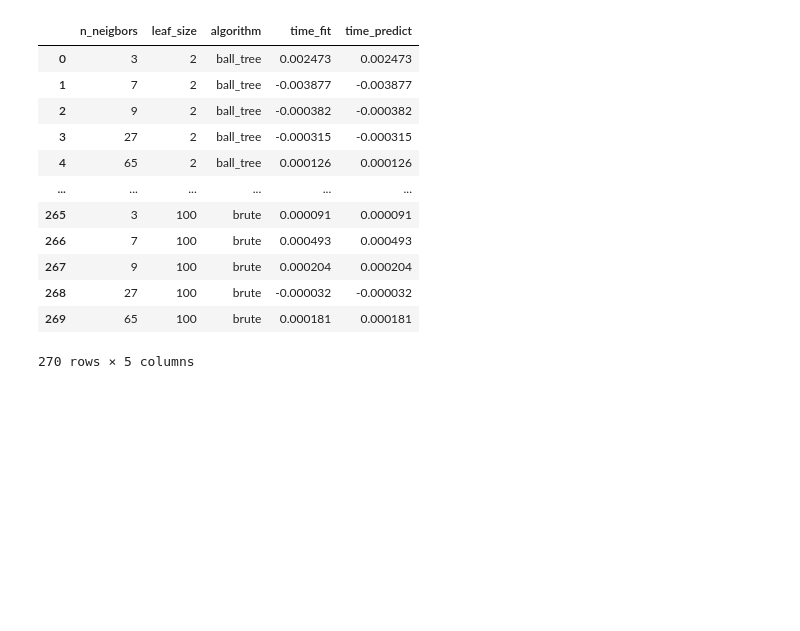
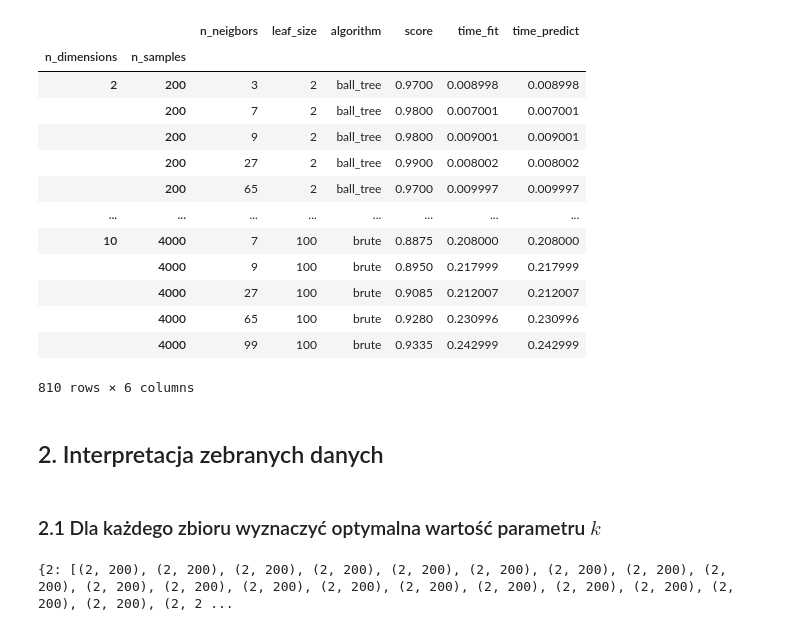
Before and after one commit to karlosos/data_mining, a Jupyter notebook: lab2/experiments.ipynb, the cells around one changed output. Cells and saved outputs as stored; diff of their text form; code cells hidden in the pictures; blank space fills up the shorter version.

```diff
--- a/lab2/experiments.ipynb
+++ b/lab2/experiments.ipynb
@@ -12,54 +10,57 @@ x, y = generate_checkerboard(n_size=3, n_samples=1000)
 from sklearn.model_selection import train_test_split
 from sklearn.neighbors import KNeighborsClassifier
 import timeit
+import time
 import pandas as pd
 
 experiment_data = []
 
 n_dimensions_experiments = [2, 3, 10]
-n_samples_experiments = [200, 400]
+n_samples_experiments = [200, 400, 1000, 2000, 4000]
 
 for n_dimensions in n_dimensions_experiments:
     for n_samples in n_samples_experiments:
         X, y, _ = generate_data(n_dimension=n_dimensions, n_samples=n_samples, noise=False)
 
         # test, train split
         X_train, X_test, y_train, y_test = train_test_split(X, y, test_size=0.5, random_state=42)
 
         # parameters
         algorithms = ['ball_tree', 'kd_tree', 'brute']
         leaf_sizes = [2, 30, 100]
-        n_neighbors = [3, 7, 9, 27, 65]
+        n_neighbors = [3, 7, 9, 27, 65, 99]
 
         # fitting algorithms and caculating score
         for a in algorithms:
             for l in leaf_sizes:
                 for n in n_neighbors:
                     knn = KNeighborsClassifier(n_neighbors=n, leaf_size=l, algorithm=a)
-                    time_fit_start = timeit.timeit()
+                    time_fit_start = time.time()
                     knn.fit(X_train, y_train)
-                    time_fit_end = timeit.timeit()
+                    time_fit_end = time.time()
                     time_fit = time_fit_end - time_fit_start
 
-                    time_predict_start = timeit.timeit()
-                    knn.score(X_test, y_test)
-                    time_predict_end = timeit.timeit()
+                    time_predict_start = time.time()
+                    score = knn.score(X_test, y_test)
+                    time_predict_end = time.time()
                     time_predict = time_predict_end - time_fit_start
-                    experiment_data.append([n, l, a, time_predict, time_predict])
+                    experiment_data.append([n_dimensions, n_samples, n, l, a, score, time_predict, time_predict])
 
-df = pd.DataFrame(experiment_data, columns = ['n_neigbors', 'leaf_size', 'algorithm', 'time_fit', 'time_predict'])
+df = pd.DataFrame(experiment_data, columns = ['n_dimensions', 'n_samples', 'n_neigbors', 'leaf_size', 'algorithm', 'score', 'time_fit', 'time_predict'])
+df = df.set_index(['n_dimensions','n_samples'])
 df
 # %% [output]
-|  | n_neigbors | leaf_size | algorithm | time_fit | time_predict |
-| 0 | 3 | 2 | ball_tree | 0.002473 | 0.002473 |
-| 1 | 7 | 2 | ball_tree | -0.003877 | -0.003877 |
-| 2 | 9 | 2 | ball_tree | -0.000382 | -0.000382 |
-| 3 | 27 | 2 | ball_tree | -0.000315 | -0.000315 |
-| 4 | 65 | 2 | ball_tree | 0.000126 | 0.000126 |
-| ... | ... | ... | ... | ... | ... |
-| 265 | 3 | 100 | brute | 0.000091 | 0.000091 |
-| 266 | 7 | 100 | brute | 0.000493 | 0.000493 |
-| 267 | 9 | 100 | brute | 0.000204 | 0.000204 |
-| 268 | 27 | 100 | brute | -0.000032 | -0.000032 |
-| 269 | 65 | 100 | brute | 0.000181 | 0.000181 |
+|  |  | n_neigbors | leaf_size | algorithm | score | time_fit | time_predict |
+| n_dimensions | n_samples |  |  |  |  |  |  |
+| 2 | 200 | 3 | 2 | ball_tree | 0.9700 | 0.008998 | 0.008998 |
+|  | 200 | 7 | 2 | ball_tree | 0.9800 | 0.007001 | 0.007001 |
+|  | 200 | 9 | 2 | ball_tree | 0.9800 | 0.009001 | 0.009001 |
+|  | 200 | 27 | 2 | ball_tree | 0.9900 | 0.008002 | 0.008002 |
+|  | 200 | 65 | 2 | ball_tree | 0.9700 | 0.009997 | 0.009997 |
+| ... | ... | ... | ... | ... | ... | ... | ... |
+| 10 | 4000 | 7 | 100 | brute | 0.8875 | 0.208000 | 0.208000 |
+|  | 4000 | 9 | 100 | brute | 0.8950 | 0.217999 | 0.217999 |
+|  | 4000 | 27 | 100 | brute | 0.9085 | 0.212007 | 0.212007 |
+|  | 4000 | 65 | 100 | brute | 0.9280 | 0.230996 | 0.230996 |
+|  | 4000 | 99 | 100 | brute | 0.9335 | 0.242999 | 0.242999 |
-270 rows × 5 columns
+810 rows × 6 columns
@@ -65,0 +69,2 @@ df
+# %% [markdown]
+## 2. Interpretacja zebranych danych
@@ -65,0 +75,8 @@ df
+# %% [markdown]
+### 2.1 Dla każdego zbioru wyznaczyć optymalna wartość parametru $k$
+# %%
+best_k = df.loc[(df['leaf_size'] == 30) & (df['algorithm'] == 'brute')]
+df.groupby('n_dimensions').groups
+# TODO
+# %% [output]
+{2: [(2, 200), (2, 200), (2, 200), (2, 200), (2, 200), (2, 200), (2, 200), (2, 200), (2, 200), (2, 200), (2, 200), (2, 200), (2, 200), (2, 200), (2, 200), (2, 200), (2, 200), (2, 200), (2, 200), (2, 2 ...
```
Also changed, not shown: parts of 8 cells of this notebook, 1 other file.
